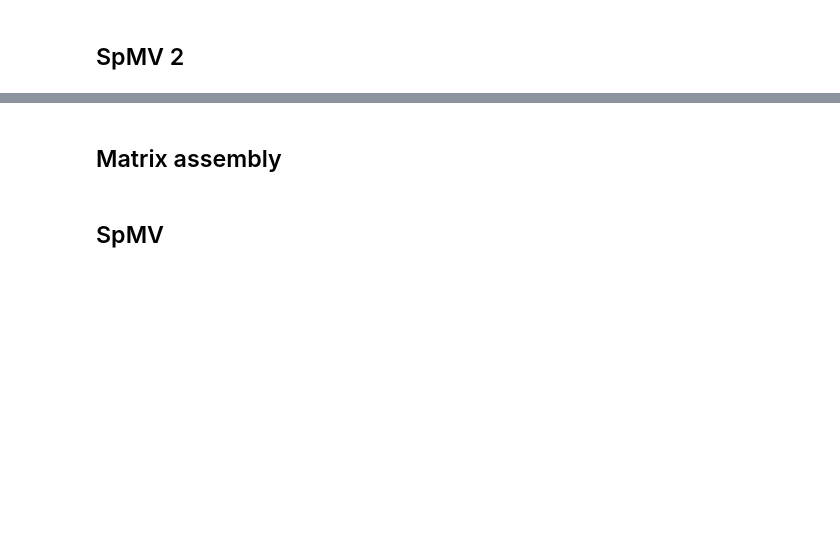
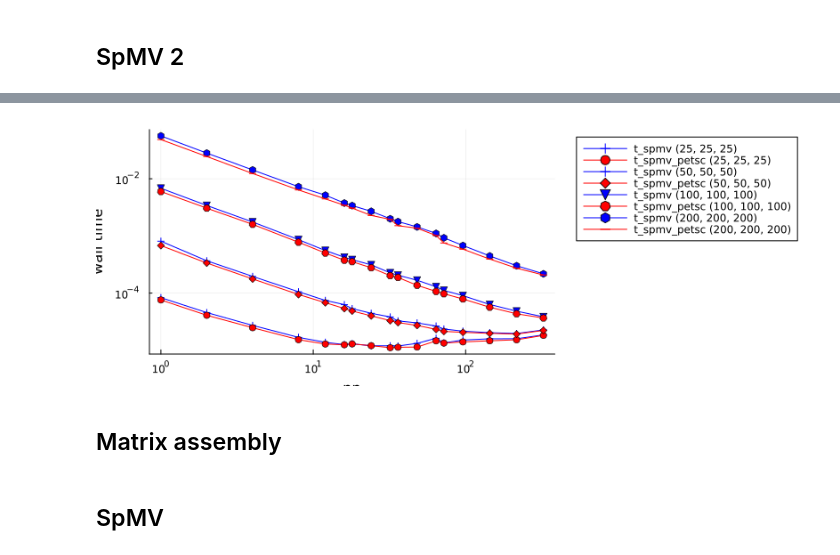
Before and after one commit to fverdugo/PartitionedArrays.jl, a Jupyter notebook: PartitionedArraysBenchmarks/analysis/analysis.ipynb, the cells around one changed output, grey strips where cells are left out. Cells and saved outputs as stored; diff of their text form; code cells hidden in the pictures; blank space fills up the shorter version.

```diff
--- a/PartitionedArraysBenchmarks/analysis/analysis.ipynb
+++ b/PartitionedArraysBenchmarks/analysis/analysis.ipynb
@@ -196,37 +205,39 @@ df;
 # %%
 colors = [:blue,:red,:green]
 xkey = :np
-ykeys = [:t_spmv_petsc,:t_spmv]#,:t_local,:t_mul,:t_muladd,:t_wait_consistent,:t_snd,:t_async,:t_consistent,:t_exchange]
+ykeys = [:t_spmv,:t_spmv_petsc]#,:t_local,:t_mul,:t_muladd,:t_wait_consistent,:t_snd,:t_async,:t_consistent,:t_exchange]
 vkey = :nodes
 nkey = :cells_per_dir
 nvals = [(25,25,25),(50,50,50),(100,100,100),(200,200,200)]
 fixed = Dict()#:cores_per_dir=>cores_per_dir_3d[1])
 plt = plot(size=(800,300),xlabel=xkey,ylabel="wall time",xaxis=:log,yaxis=:log,legend=:outertopright)
 for nval in nvals
     for ykey in ykeys
         function take_row(row)
             bool = row[nkey] == nval
             for (key,val) in fixed
                 bool = bool && row[key] == val
             end
             bool
         end
         dh = filter(take_row,df)
         sort!(dh,[vkey])
         if length(eachrow(dh)) != 0
            dg = groupby(dh,[xkey])
            dh = combine(dg) do sdf
               sdf[argmin(sdf[!,ykey]),:]
            end
         end
         sort!(dh,[xkey,ykey])
         x = dh[:,xkey]
         y = dh[:,ykey]
         y2 = prod.(dh[:,:cells_per_dir])./dh[:,:np]
         plot!(x,y,label="$ykey $nval", markers=:auto,color=colors[findfirst(i->i==ykey,ykeys)])
     end
 end
 plt
+# %% [output]
+[figure, added]
 # %%
 colors = [:blue,:red,:green]
 xkey = :np
```
Also changed, not shown: parts of 4 cells of this notebook, 3 other files.
